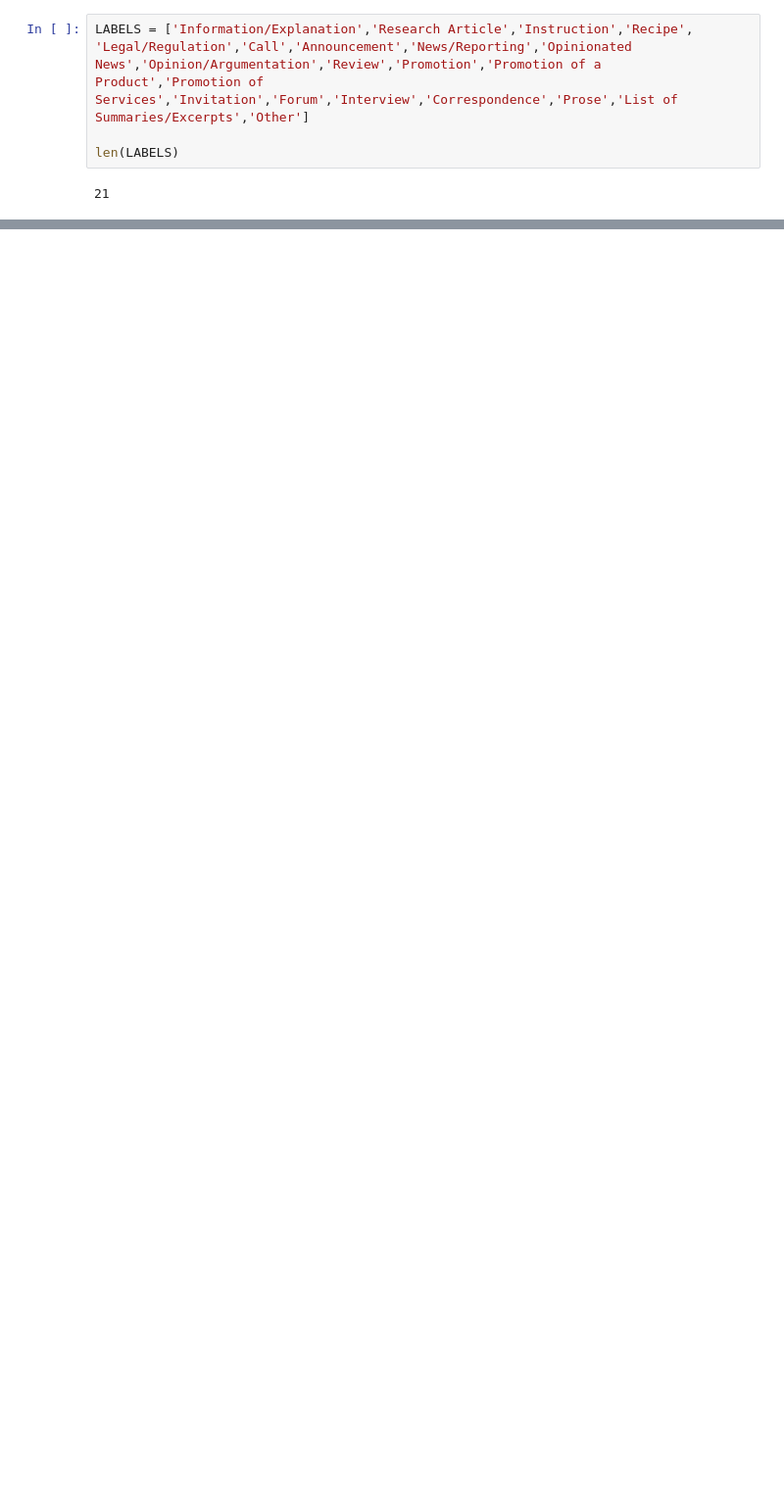
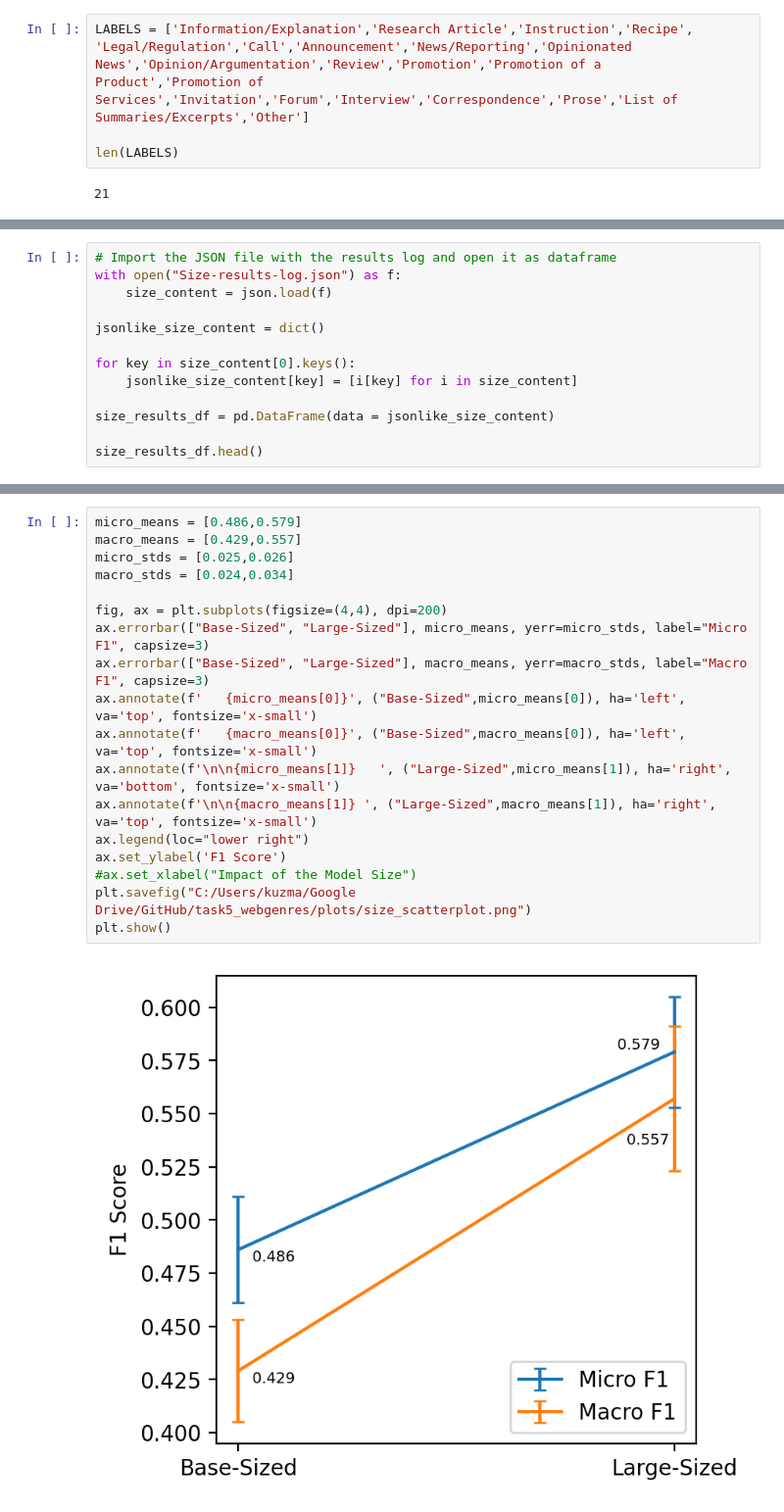
Before and after one commit to TajaKuzman/Transformers-GINCO-Experiments, a Jupyter notebook: results/Analysing_results.ipynb, the cells around one changed output, grey strips where cells are left out. Shown at 98% size. Saved outputs shown, nothing was run; the diff lists cells and outputs as text; blank space fills up the shorter version.

```diff
--- a/results/Analysing_results.ipynb
+++ b/results/Analysing_results.ipynb
@@ -198,0 +360,13 @@ Number of all true labels: 985, Number of all predicted labels: 985
+# %%
+# Import the JSON file with the results log and open it as dataframe
+with open("Size-results-log.json") as f:
+    size_content = json.load(f)
+
+jsonlike_size_content = dict()
+
+for key in size_content[0].keys():
+    jsonlike_size_content[key] = [i[key] for i in size_content]
+
+size_results_df = pd.DataFrame(data = jsonlike_size_content)
+
+size_results_df.head()
@@ -198,0 +511,20 @@ Number of all true labels: 985, Number of all predicted labels: 985
+# %%
+micro_means = [0.486,0.579]
+macro_means = [0.429,0.557]
+micro_stds = [0.025,0.026]
+macro_stds = [0.024,0.034]
+
+fig, ax = plt.subplots(figsize=(4,4), dpi=200)
+ax.errorbar(["Base-Sized", "Large-Sized"], micro_means, yerr=micro_stds, label="Micro F1", capsize=3)
+ax.errorbar(["Base-Sized", "Large-Sized"], macro_means, yerr=macro_stds, label="Macro F1", capsize=3)
+ax.annotate(f'   {micro_means[0]}', ("Base-Sized",micro_means[0]), ha='left', va='top', fontsize='x-small')
+ax.annotate(f'   {macro_means[0]}', ("Base-Sized",macro_means[0]), ha='left', va='top', fontsize='x-small')
+ax.annotate(f'\n\n{micro_means[1]}   ', ("Large-Sized",micro_means[1]), ha='right', va='bottom', fontsize='x-small')
+ax.annotate(f'\n\n{macro_means[1]} ', ("Large-Sized",macro_means[1]), ha='right', va='top', fontsize='x-small')
+ax.legend(loc="lower right")
+ax.set_ylabel('F1 Score')
+#ax.set_xlabel("Impact of the Model Size")
+plt.savefig("C:/Users/kuzma/Google Drive/GitHub/task5_webgenres/plots/size_scatterplot.png")
+plt.show()
+# %% [output]
+[figure, added]
```
Also changed, not shown: parts of 41 cells of this notebook, 41 other files.
